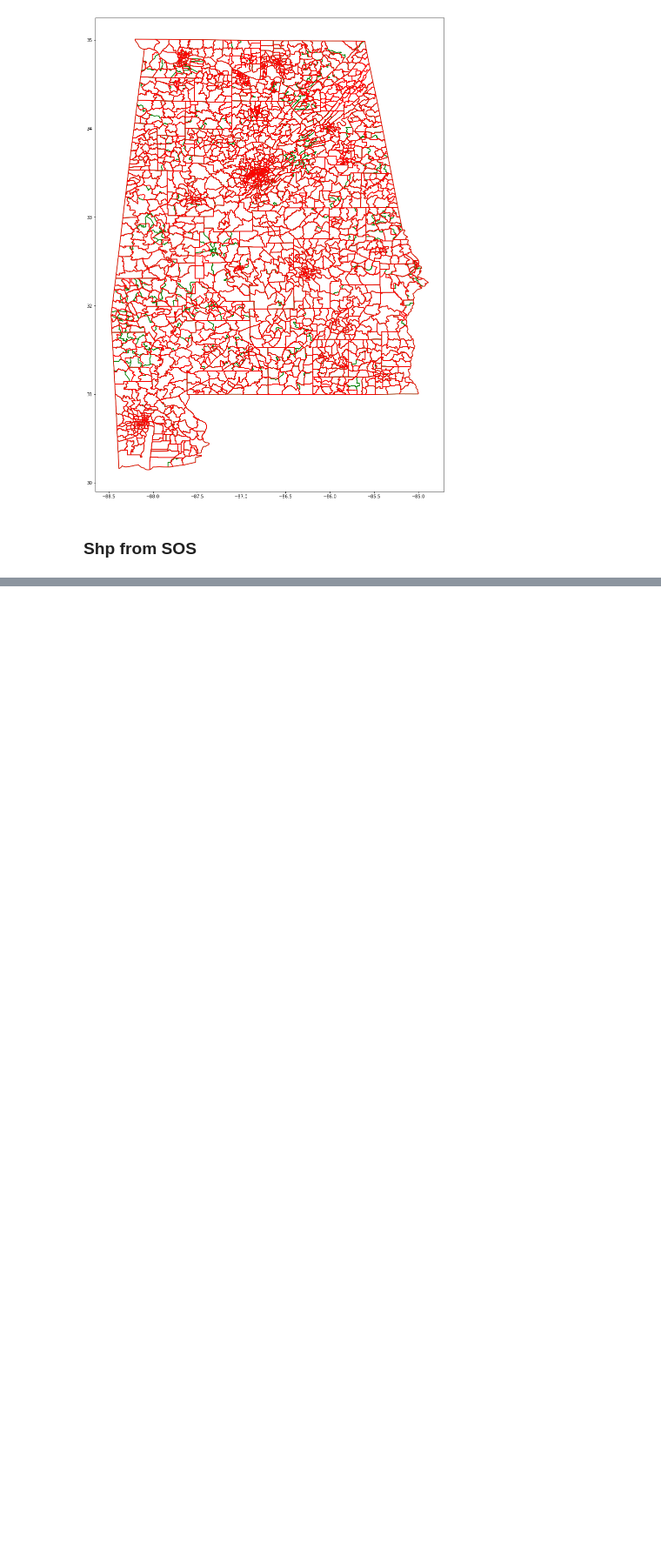
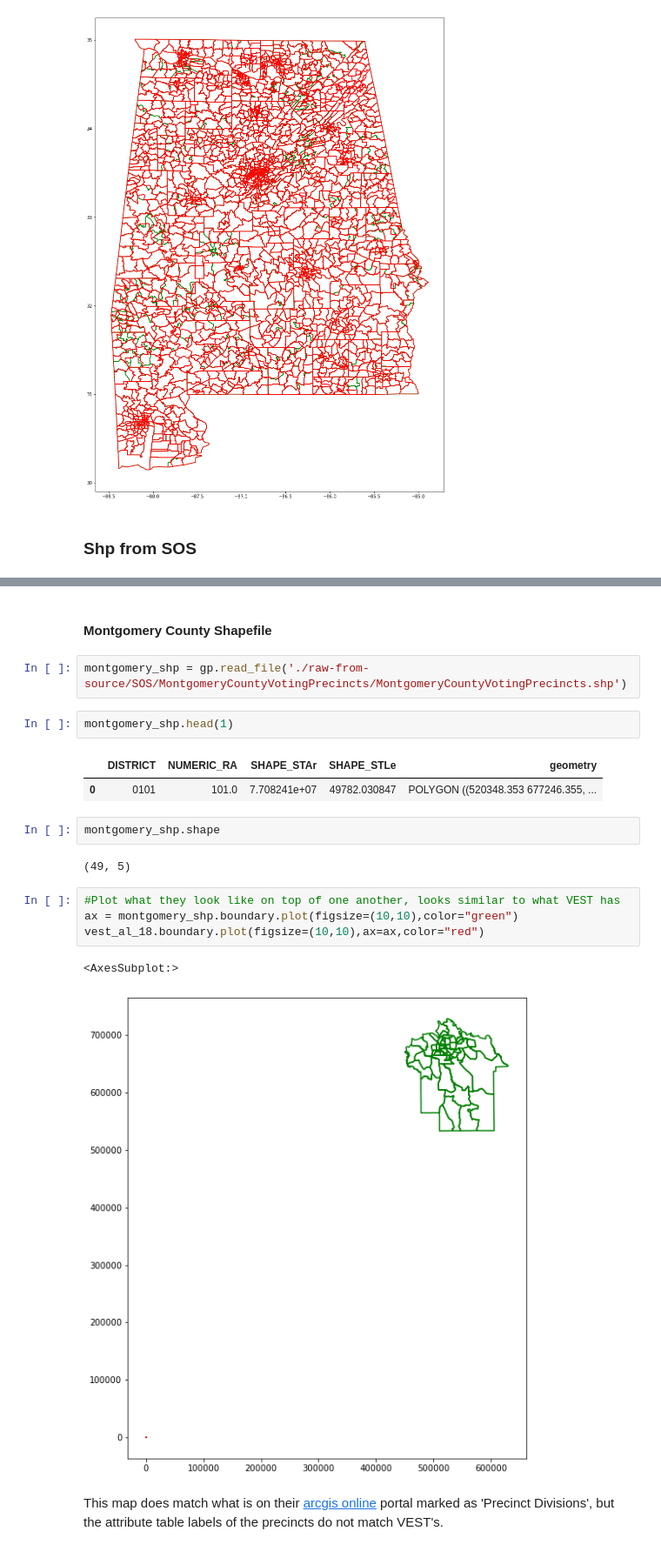
Before and after one commit to nonpartisan-redistricting-datahub/pdv-al, a Jupyter notebook: vest-al-2018/vest-al-2018-validation.ipynb, the cells around one changed output, grey strips where cells are left out. Shown at 87% size. Saved outputs shown, nothing was run; the diff lists cells and outputs as text; blank space fills up the shorter version.

Commit message:
updating with file from montgomery county 2018

```diff
--- a/vest-al-2018/vest-al-2018-validation.ipynb
+++ b/vest-al-2018/vest-al-2018-validation.ipynb
@@ -360,0 +361,22 @@ See the README for the list of PDF maps that are available and the few contacts
+# %% [markdown]
+#### Montgomery County Shapefile
+# %%
+montgomery_shp = gp.read_file('./raw-from-source/SOS/MontgomeryCountyVotingPrecincts/MontgomeryCountyVotingPrecincts.shp')
+# %%
+montgomery_shp.head(1)
+# %% [output]
+|  | DISTRICT | NUMERIC_RA | SHAPE_STAr | SHAPE_STLe | geometry |
+| 0 | 0101 | 101.0 | 7.708241e+07 | 49782.030847 | POLYGON ((520348.353 677246.355, ... |
+# %%
+montgomery_shp.shape
+# %% [output]
+(49, 5)
+# %%
+#Plot what they look like on top of one another, looks similar to what VEST has
+ax = montgomery_shp.boundary.plot(figsize=(10,10),color="green")
+vest_al_18.boundary.plot(figsize=(10,10),ax=ax,color="red")
+# %% [output]
+<AxesSubplot:>
+[figure, added]
+# %% [markdown]
+This map does match what is on their [arcgis online](https://www.arcgis.com/home/webmap/viewer.html?webmap=dae62d97c3724628ae928db3d1e03e35&extent=-86.7154,31.985,-85.7013,32.4821) portal marked as 'Precinct Divisions', but the attribute table labels of the precincts do not match VEST's.
```
Also changed, not shown: parts of 1 cell of this notebook, 1 other file.
